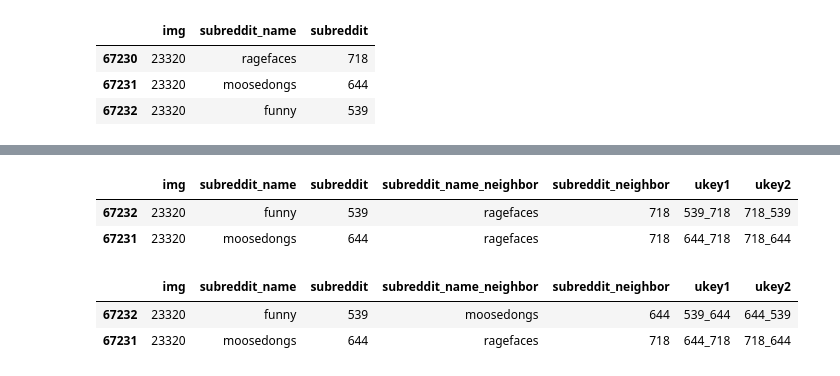
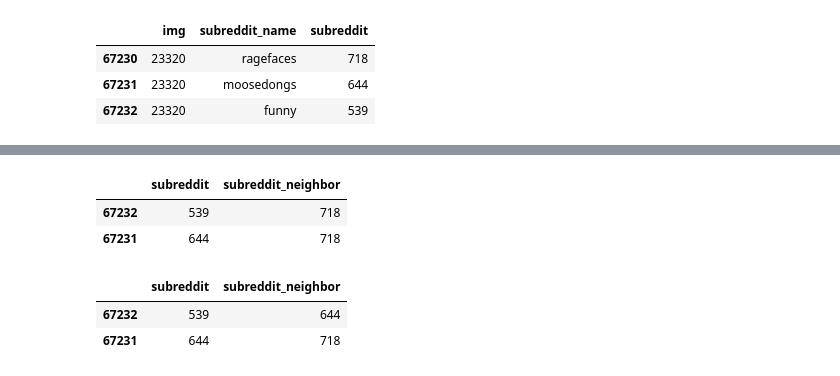
Before and after one commit to SanGreel/reddit-network-exploration, a Jupyter notebook: 0_data_preparation.ipynb, the cells around one changed output, grey strips where cells are left out. Cells and saved outputs as stored; diff of their text form; code cells hidden in the pictures.

```diff
--- a/0_data_preparation.ipynb
+++ b/0_data_preparation.ipynb
@@ -168,12 +224,12 @@ tmp.head(4)
 # %%
-tmp[(tmp["subreddit"]==718)|(tmp["subreddit_neighbor"]==718)]
+result[(result["subreddit"]==718)|(result["subreddit_neighbor"]==718)]
 # %% [output]
-|  | img | subreddit_name | subreddit | subreddit_name_neighbor | subreddit_neighbor | ukey1 | ukey2 |
-| 67232 | 23320 | funny | 539 | ragefaces | 718 | 539_718 | 718_539 |
-| 67231 | 23320 | moosedongs | 644 | ragefaces | 718 | 644_718 | 718_644 |
+|  | subreddit | subreddit_neighbor |
+| 67232 | 539 | 718 |
+| 67231 | 644 | 718 |
 # %%
-tmp[(tmp["subreddit"]==644)|(tmp["subreddit_neighbor"]==644)]
+result[(result["subreddit"]==644)|(result["subreddit_neighbor"]==644)]
 # %% [output]
-|  | img | subreddit_name | subreddit | subreddit_name_neighbor | subreddit_neighbor | ukey1 | ukey2 |
-| 67232 | 23320 | funny | 539 | moosedongs | 644 | 539_644 | 644_539 |
-| 67231 | 23320 | moosedongs | 644 | ragefaces | 718 | 644_718 | 718_644 |
+|  | subreddit | subreddit_neighbor |
+| 67232 | 539 | 644 |
+| 67231 | 644 | 718 |
```
Also changed, not shown: parts of 26 cells of this notebook, 15 other files.
